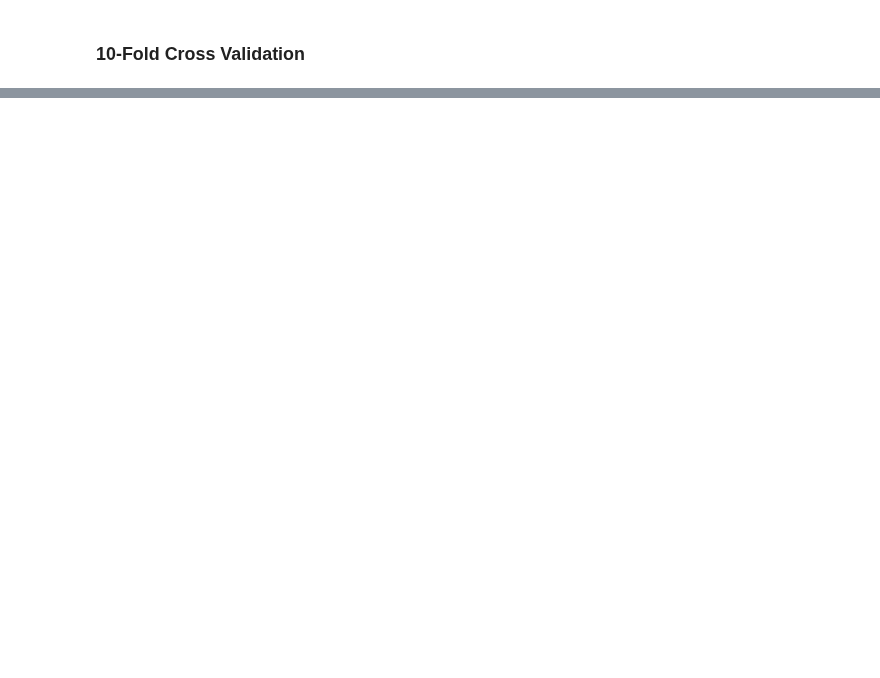
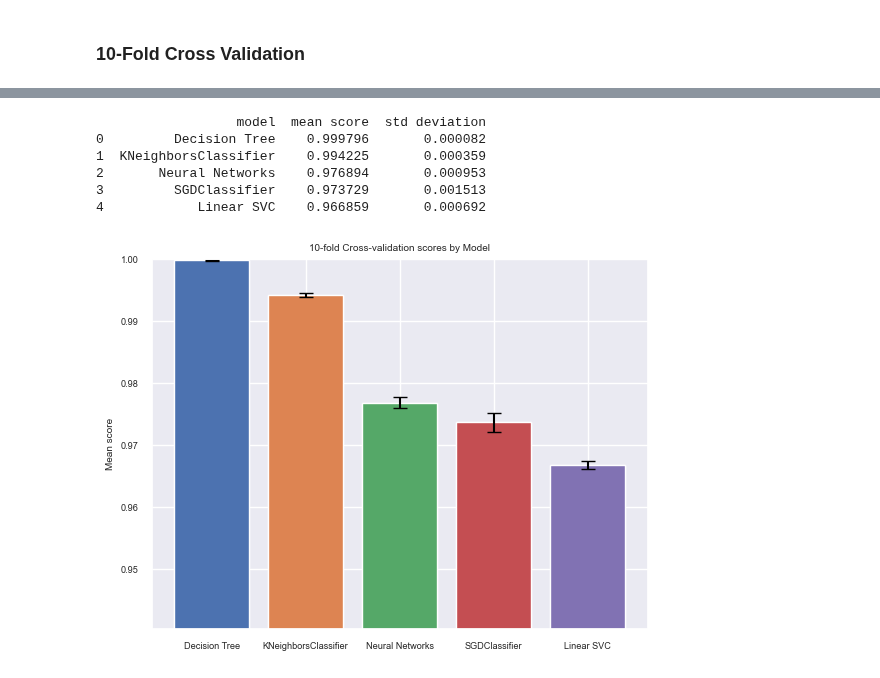
Before and after one commit to RealDyllon/3W-Petrobras, a Jupyter notebook: overviews/_baseline/Severe_Slugging_Classification.ipynb, the cells around one changed output, grey strips where cells are left out. Cells and saved outputs as stored; diff of their text form; code cells hidden in the pictures; blank space fills up the shorter version.

```diff
--- a/overviews/_baseline/Severe_Slugging_Classification.ipynb
+++ b/overviews/_baseline/Severe_Slugging_Classification.ipynb
@@ -1047,6 +1146,7 @@ plt.show()
 
 # define pipelines as before
 pipelines = [
+    ('Decision Tree', tree_pipeline),
     ('KNeighborsClassifier', knn_pipeline),
     ('Neural Networks', ann_pipeline),
     ('SGDClassifier', sgd_pipeline),
@@ -1153,0 +1198,3 @@ plt.show()
+# %%
+%%time
+scores_tree_pipeline = cross_val_score(tree_pipeline, X_train, y_train, cv=10)
@@ -1153,0 +1204,63 @@ plt.show()
+# %%
+# create a list of dictionaries containing the model, mean score and std deviation
+results = [
+    {
+        'model': 'Decision Tree',
+        'mean score': np.mean(scores_tree_pipeline),
+        'std deviation': np.std(scores_tree_pipeline)
+    },{
+        'model': 'KNeighborsClassifier',
+        'mean score': np.mean(scores_knn_pipeline),
+        'std deviation': np.std(scores_knn_pipeline)
+    },{
+        'model': 'Neural Networks',
+        'mean score': np.mean(scores_ann_pipeline),
+        'std deviation': np.std(scores_ann_pipeline)
+    },{
+        'model': 'SGDClassifier',
+        'mean score': np.mean(scores_sgd_pipeline),
+        'std deviation': np.std(scores_sgd_pipeline)
+    },{
+        'model': 'Linear SVC',
+        'mean score': np.mean(scores_linear_svc_pipeline),
+        'std deviation': np.std(scores_linear_svc_pipeline)
+    }
+]
+
+# create a DataFrame from the list of dictionaries
+results_df = pd.DataFrame(results)
+
+# print the DataFrame
+print(results_df)
+# %% [output]
+                  model  mean score  std deviation
+0         Decision Tree    0.999796       0.000082
+1  KNeighborsClassifier    0.994225       0.000359
+2       Neural Networks    0.976894       0.000953
+3         SGDClassifier    0.973729       0.001513
+4            Linear SVC    0.966859       0.000692
+# %%
+min_score = baseline_score - max(std_devs) # from DummyClassifier
+mean_scores = results_df['mean score'].tolist()
+std_devs = results_df['std deviation'].tolist()
+
+# plotting chart to compare mean scores
+fig, ax = plt.subplots()
+ax.bar([p[0] for p in pipelines], mean_scores, align='center', alpha=0.8)
+ax.errorbar([p[0] for p in pipelines], mean_scores, yerr=std_devs, fmt='none', color='black', capsize=5)
+
+ax.set_title('10-fold Cross-validation scores by Model')
+ax.set_ylabel('Mean score')
+
+for i in range(len(pipelines)):
+    pipeline_name = pipelines[i][0]
+    mean_score = mean_scores[i]
+    std_dev = std_devs[i]
+    height = mean_score - min_score
+    bottom = min_score
+    ax.bar(pipeline_name, height, bottom=bottom, color='C' + str(i))
+
+ax.set_ylim([min_score, 1])
+plt.show()
+# %% [output]
+[figure, added]
```
Also changed, not shown: parts of 49 cells of this notebook, 1 other file.
